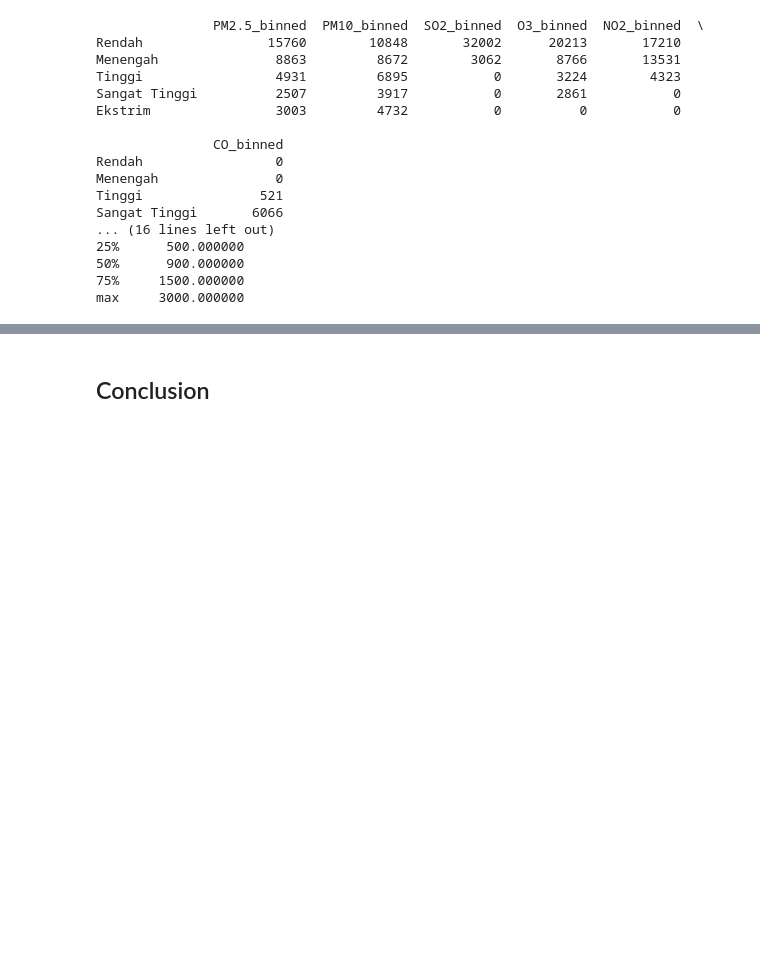
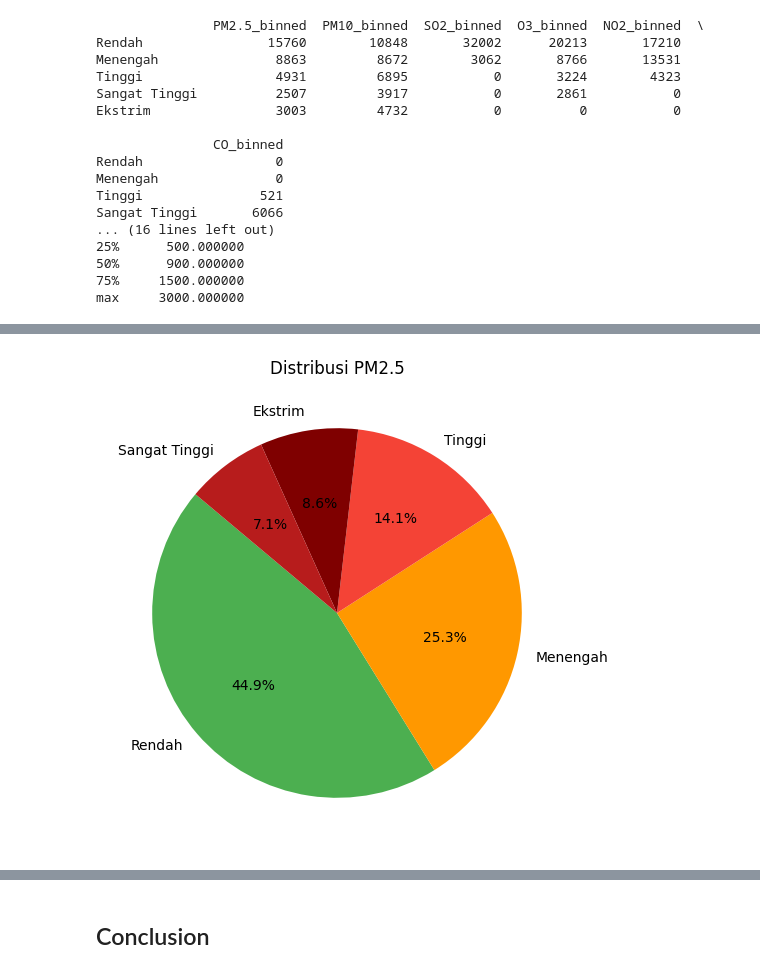
Before and after one commit to M-o-ha-med/Dashboard-CODINGCAMP, a Jupyter notebook: notebook.ipynb, the cells around one changed output, grey strips where cells are left out. Cells and saved outputs as stored; diff of their text form; code cells hidden in the pictures; blank space fills up the shorter version.

```diff
--- a/notebook.ipynb
+++ b/notebook.ipynb
@@ -633,0 +644,32 @@ plt.tight_layout()
+# %%
+
+# Hitung jumlah tiap kategori
+pm25_counts = data['PM2.5_binned'].value_counts()
+
+
+# Buat pie chart
+fig, ax = plt.subplots(figsize=(6, 6))
+
+colors = {
+    "Rendah": "#4CAF50",       # Hijau
+    "Menengah": "#FF9800",     # Oranye
+    "Tinggi": "#F44336",       # Merah
+    "Sangat Tinggi": "#B71C1C",# Merah tua
+    "Ekstrim": "#7F0000"       # Lebih tua dari merah tua
+}
+
+# Ambil warna sesuai kategori yang ada
+selected_colors = [colors[label] for label in pm25_counts.index]
+
+# Buat pie chart
+ax.pie(pm25_counts, labels=pm25_counts.index, autopct='%1.1f%%', startangle=140, colors=selected_colors)
+
+
+
+# Tambahkan judul
+ax.set_title('Distribusi PM2.5')
+
+# Tampilkan plot
+plt.show()
+# %% [output]
+[figure, added]
```
Also changed, not shown: parts of 7 cells of this notebook.
